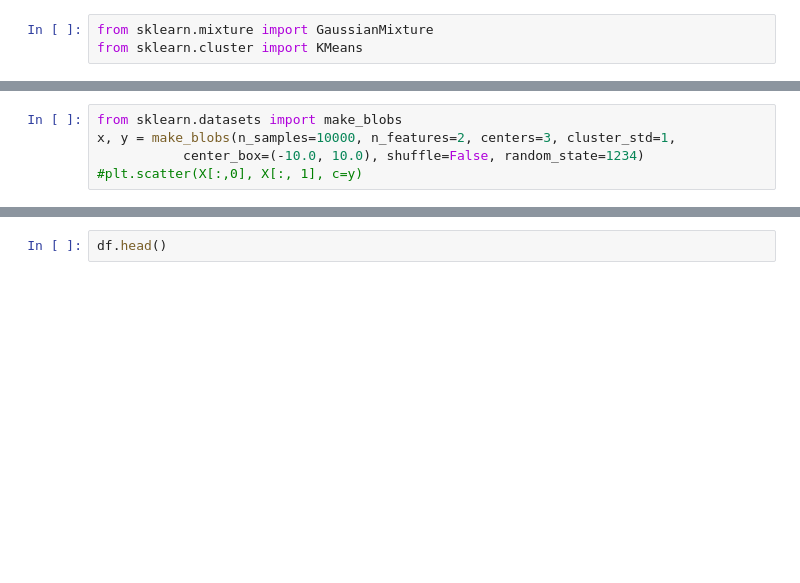
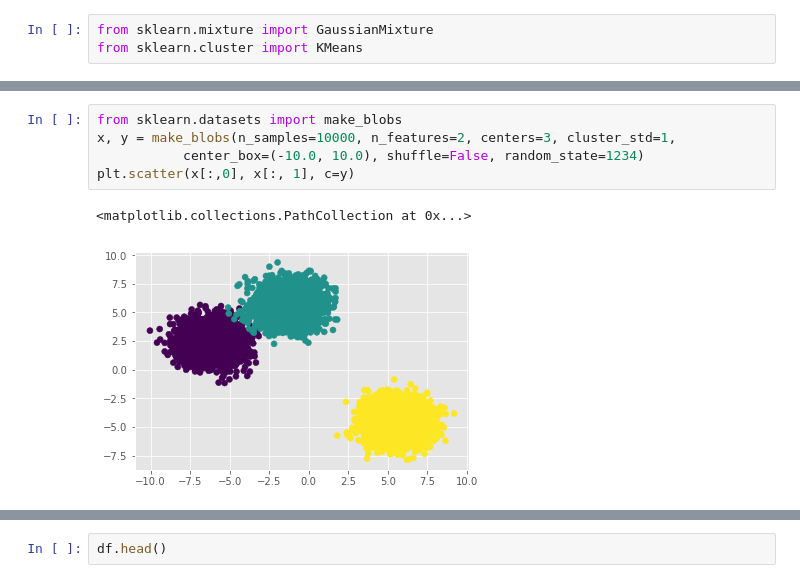
Before and after one commit to vladimirbelyaev/DM_sphere, a Jupyter notebook: hw2-clusters/belyaev_hw2-clusters-cleaned.ipynb, the cells around one changed output, grey strips where cells are left out. Drawn from its saved outputs; the diff is of its cells as text; blank space fills up the shorter version.

```diff
--- a/hw2-clusters/belyaev_hw2-clusters-cleaned.ipynb
+++ b/hw2-clusters/belyaev_hw2-clusters-cleaned.ipynb
@@ -409,7 +343,10 @@ ValueError: Dead after ee-step on iteration
 # %%
 from sklearn.datasets import make_blobs
 x, y = make_blobs(n_samples=10000, n_features=2, centers=3, cluster_std=1,
            center_box=(-10.0, 10.0), shuffle=False, random_state=1234)
-#plt.scatter(X[:,0], X[:, 1], c=y)
+plt.scatter(x[:,0], x[:, 1], c=y)
+# %% [output]
+<matplotlib.collections.PathCollection at 0x...>
+[figure, added]
 # %%
 cls = Clustering(n_clusters = 11)
```
Also changed, not shown: parts of 44 cells of this notebook.
